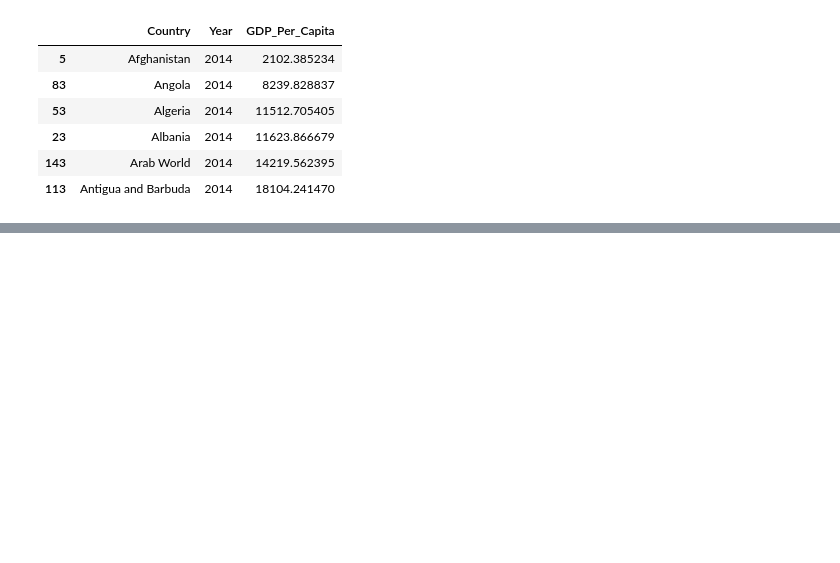
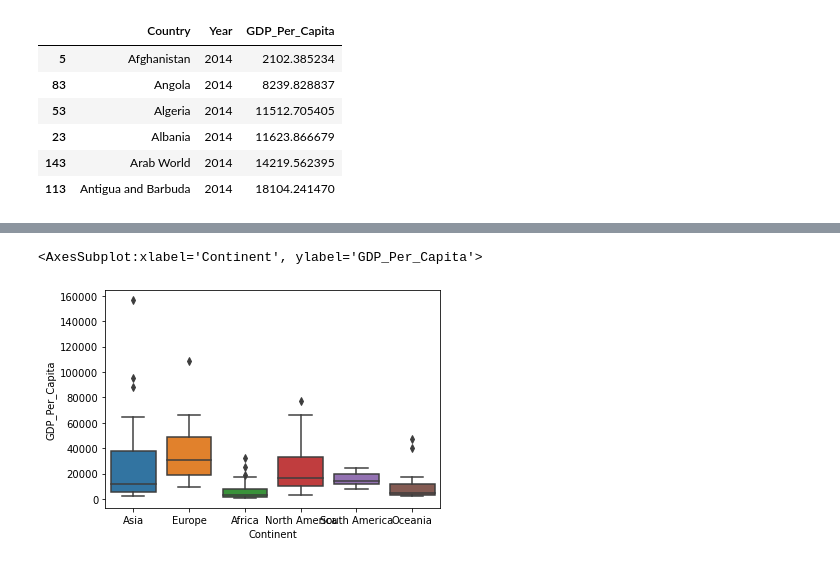
Before and after one commit to nss-data-science-cohort-5/un_exploration-CReihsmann, a Jupyter notebook: notebooks/un-exploration/UN_Data_Exploration.ipynb, the cells around one changed output, grey strips where cells are left out. Saved outputs shown, nothing was run; the diff lists cells and outputs as text; code cells hidden in the pictures; blank space fills up the shorter version.

```diff
--- a/notebooks/un-exploration/UN_Data_Exploration.ipynb
+++ b/notebooks/un-exploration/UN_Data_Exploration.ipynb
@@ -209,0 +200,6 @@ plt.show()
+# %%
+gdp_2014 = gdp_df.loc[gdp_df['Year'] == 2014]
+sns.boxplot(x=gdp_2014["Continent"], y=gdp_2014["GDP_Per_Capita"])
+# %% [output]
+<AxesSubplot:xlabel='Continent', ylabel='GDP_Per_Capita'>
+[figure, added]
```
Also changed, not shown: parts of 19 cells of this notebook.
